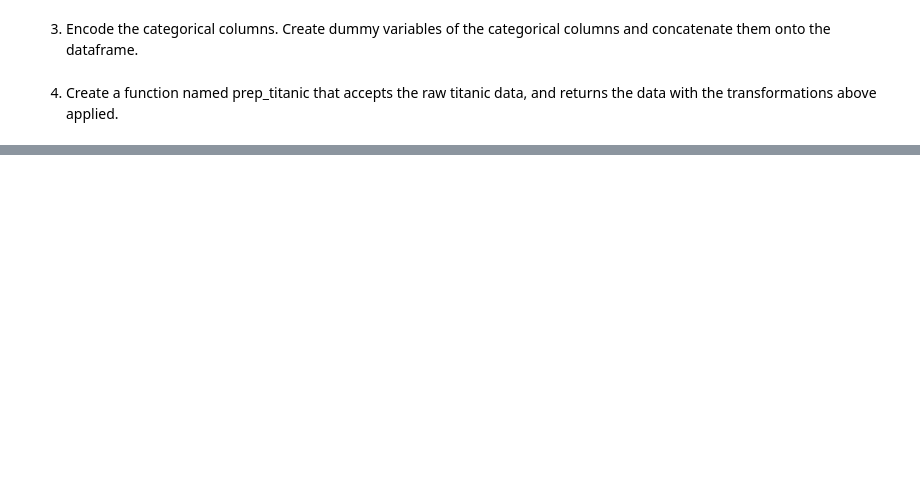
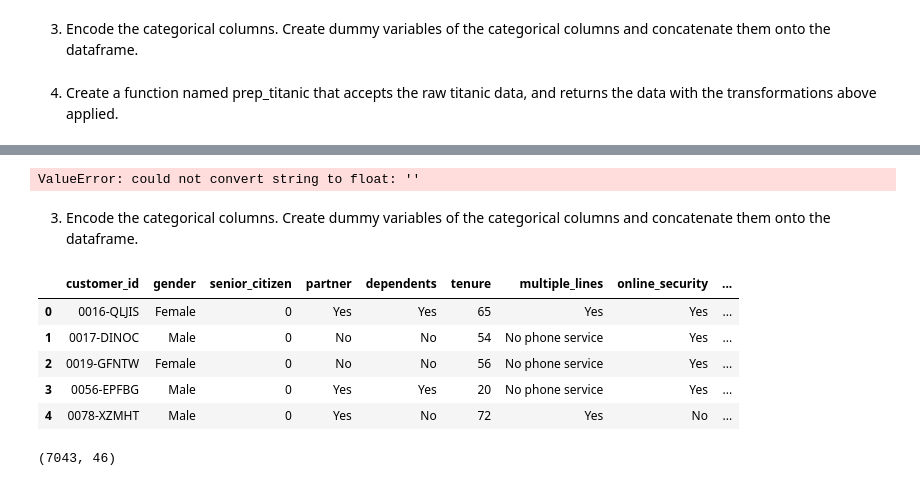
Before and after one commit to lainslie-18/classification-exercises, a Jupyter notebook: classification_exercises.ipynb, the cells around one changed output, grey strips where cells are left out. Saved outputs shown, nothing was run; the diff lists cells and outputs as text; code cells hidden in the pictures; blank space fills up the shorter version.

```diff
--- a/classification_exercises.ipynb
+++ b/classification_exercises.ipynb
@@ -399,0 +516,29 @@ def prep_titanic_data(df):
+# %%
+df.total_charges = df.total_charges.str.replace(' ', '')
+# %%
+df.total_charges.astype(float)
+# %% [output]
+ValueError: could not convert string to float: ''
+# %% [markdown]
+3. Encode the categorical columns. Create dummy variables of the categorical columns and concatenate them onto the dataframe.
+# %%
+# Creating boolean dummy variables for categorical columns rather than using string name
+dummy_df = pd.get_dummies(df[['gender', 'partner', 'dependents', 'multiple_lines', 'online_security', 'online_backup', 'device_protection', 'tech_support', 'streaming_tv', 'streaming_movies', 'paperless_billing', 'churn', 'contract_type', 'internet_service_type', 'payment_type']], drop_first=[True, True])
+# %%
+# concatenating dummy variable rows onto original dataframe
+df = pd.concat([df, dummy_df], axis=1)
+# %%
+pd.set_option('display.max_columns', None)
+# %%
+df.head()
+# %% [output]
+|  | customer_id | gender | senior_citizen | partner | dependents | tenure | multiple_lines | online_security | ... |
+| 0 | 0016-QLJIS | Female | 0 | Yes | Yes | 65 | Yes | Yes | ... |
+| 1 | 0017-DINOC | Male | 0 | No | No | 54 | No phone service | Yes | ... |
+| 2 | 0019-GFNTW | Female | 0 | No | No | 56 | No phone service | Yes | ... |
+| 3 | 0056-EPFBG | Male | 0 | Yes | Yes | 20 | No phone service | Yes | ... |
+| 4 | 0078-XZMHT | Male | 0 | Yes | No | 72 | Yes | No | ... |
+# %%
+df.shape
+# %% [output]
+(7043, 46)
```
Also changed, not shown: parts of 29 cells of this notebook.
